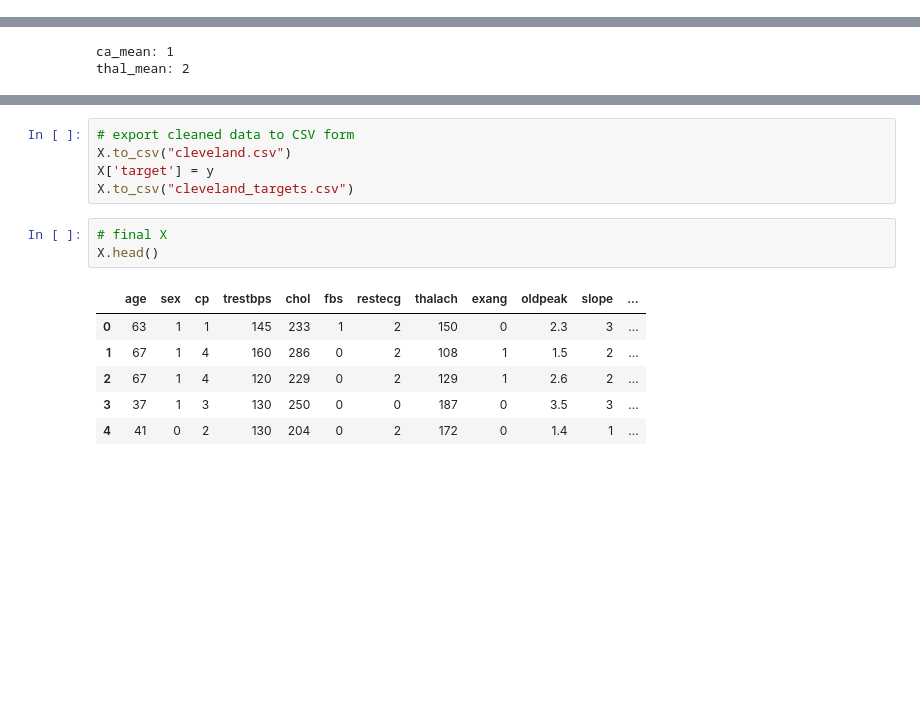
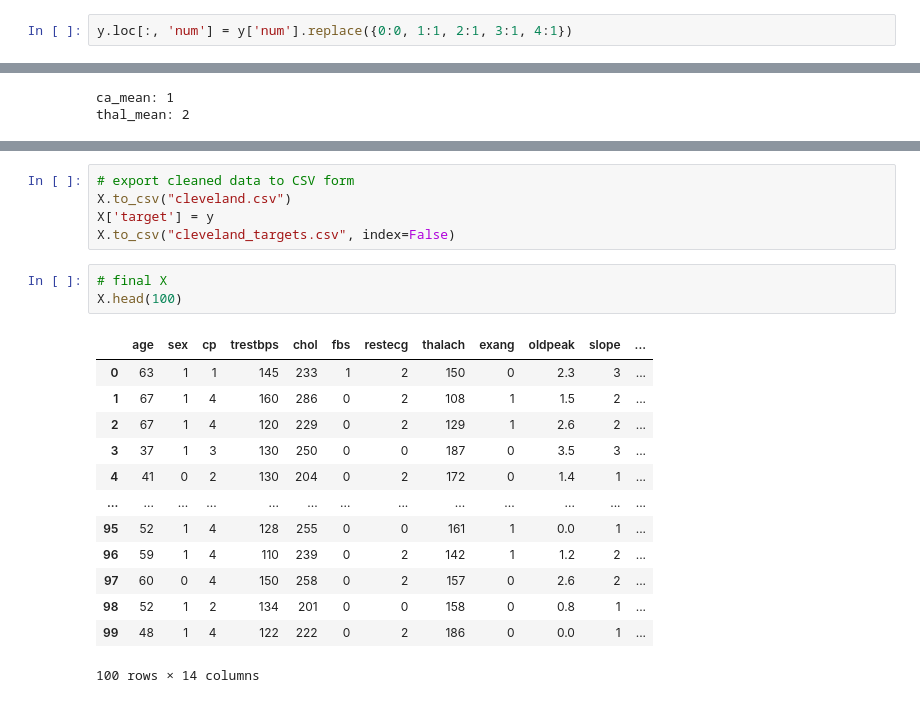
Before and after one commit to ml-cvd-prediction/ml-cvd-prediction.github.io, a Jupyter notebook: src/cleveland.ipynb, the cells around one changed output, grey strips where cells are left out. Saved outputs shown, nothing was run; the diff lists cells and outputs as text; blank space fills up the shorter version.

```diff
--- a/src/cleveland.ipynb
+++ b/src/cleveland.ipynb
@@ -127,6 +127,8 @@ In this dataset, thal: 3 = normal; 6 = fixed defect; 7 = reversable defect.
 However, we want thal: 1 = normal; 2 = fixed defect; 3 = reversable defect.
 # %%
 X.loc[:, 'thal'] = X['thal'].replace({3:1, 6:2, 7:3})
+# %%
+y.loc[:, 'num'] = y['num'].replace({0:0, 1:1, 2:1, 3:1, 4:1})
 # %%
 ca_mean = int(math.ceil(X['ca'].mean()))
 print(f"ca_mean: {ca_mean}")
@@ -160,14 +162,21 @@ dtype: bool
 # export cleaned data to CSV form
 X.to_csv("cleveland.csv")
 X['target'] = y
-X.to_csv("cleveland_targets.csv")
+X.to_csv("cleveland_targets.csv", index=False)
 # %%
 # final X
-X.head()
+X.head(100)
 # %% [output]
 |  | age | sex | cp | trestbps | chol | fbs | restecg | thalach | exang | oldpeak | slope | ... |
 | 0 | 63 | 1 | 1 | 145 | 233 | 1 | 2 | 150 | 0 | 2.3 | 3 | ... |
 | 1 | 67 | 1 | 4 | 160 | 286 | 0 | 2 | 108 | 1 | 1.5 | 2 | ... |
 | 2 | 67 | 1 | 4 | 120 | 229 | 0 | 2 | 129 | 1 | 2.6 | 2 | ... |
 | 3 | 37 | 1 | 3 | 130 | 250 | 0 | 0 | 187 | 0 | 3.5 | 3 | ... |
 | 4 | 41 | 0 | 2 | 130 | 204 | 0 | 2 | 172 | 0 | 1.4 | 1 | ... |
+| ... | ... | ... | ... | ... | ... | ... | ... | ... | ... | ... | ... | ... |
+| 95 | 52 | 1 | 4 | 128 | 255 | 0 | 0 | 161 | 1 | 0.0 | 1 | ... |
+| 96 | 59 | 1 | 4 | 110 | 239 | 0 | 2 | 142 | 1 | 1.2 | 2 | ... |
+| 97 | 60 | 0 | 4 | 150 | 258 | 0 | 2 | 157 | 0 | 2.6 | 2 | ... |
+| 98 | 52 | 1 | 2 | 134 | 201 | 0 | 0 | 158 | 0 | 0.8 | 1 | ... |
+| 99 | 48 | 1 | 4 | 122 | 222 | 0 | 2 | 186 | 0 | 0.0 | 1 | ... |
+100 rows × 14 columns
```
Also changed, not shown: parts of 7 cells of this notebook, 7 other files.
